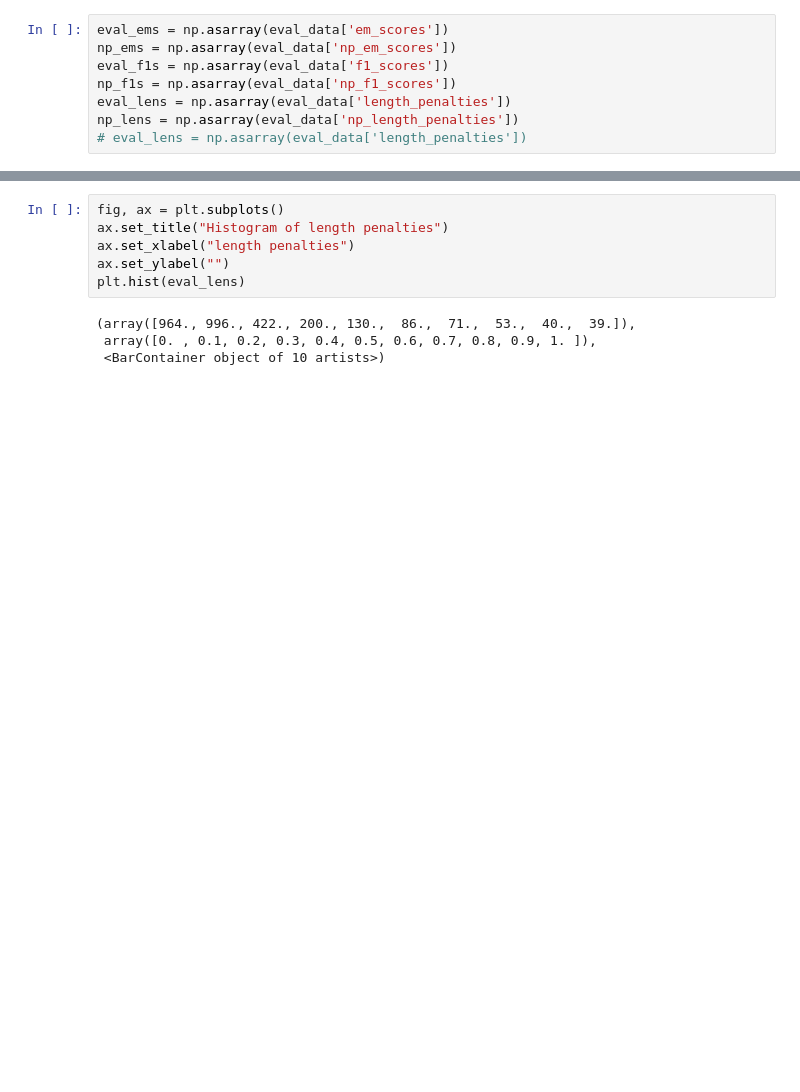
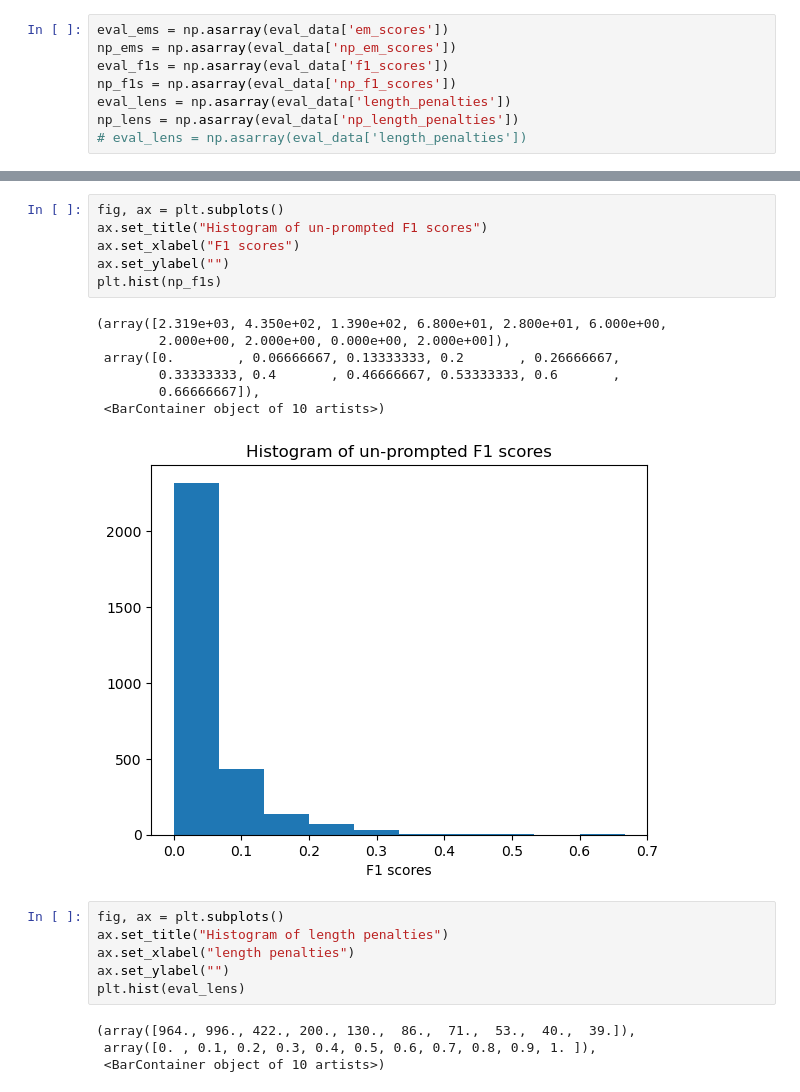
Before and after one commit to himajag53/Optimizing_Prompts_With_RL, a Jupyter notebook: rl-prompt-main/question-answering/analysis.ipynb, the cells around one changed output, grey strips where cells are left out. Cells and saved outputs as stored; diff of their text form; blank space fills up the shorter version.

```diff
--- a/rl-prompt-main/question-answering/analysis.ipynb
+++ b/rl-prompt-main/question-answering/analysis.ipynb
@@ -207,3 +223,17 @@ plt.hist(eval_f1s)
+# %%
+fig, ax = plt.subplots()
+ax.set_title("Histogram of un-prompted F1 scores")
+ax.set_xlabel("F1 scores")
+ax.set_ylabel("")
+plt.hist(np_f1s)
+# %% [output]
+(array([2.319e+03, 4.350e+02, 1.390e+02, 6.800e+01, 2.800e+01, 6.000e+00,
+        2.000e+00, 2.000e+00, 0.000e+00, 2.000e+00]),
+ array([0.        , 0.06666667, 0.13333333, 0.2       , 0.26666667,
+        0.33333333, 0.4       , 0.46666667, 0.53333333, 0.6       ,
+        0.66666667]),
+ <BarContainer object of 10 artists>)
+[figure, added]
 # %%
 fig, ax = plt.subplots()
 ax.set_title("Histogram of length penalties")
```
Also changed, not shown: parts of 4 cells of this notebook, 1 other file.
